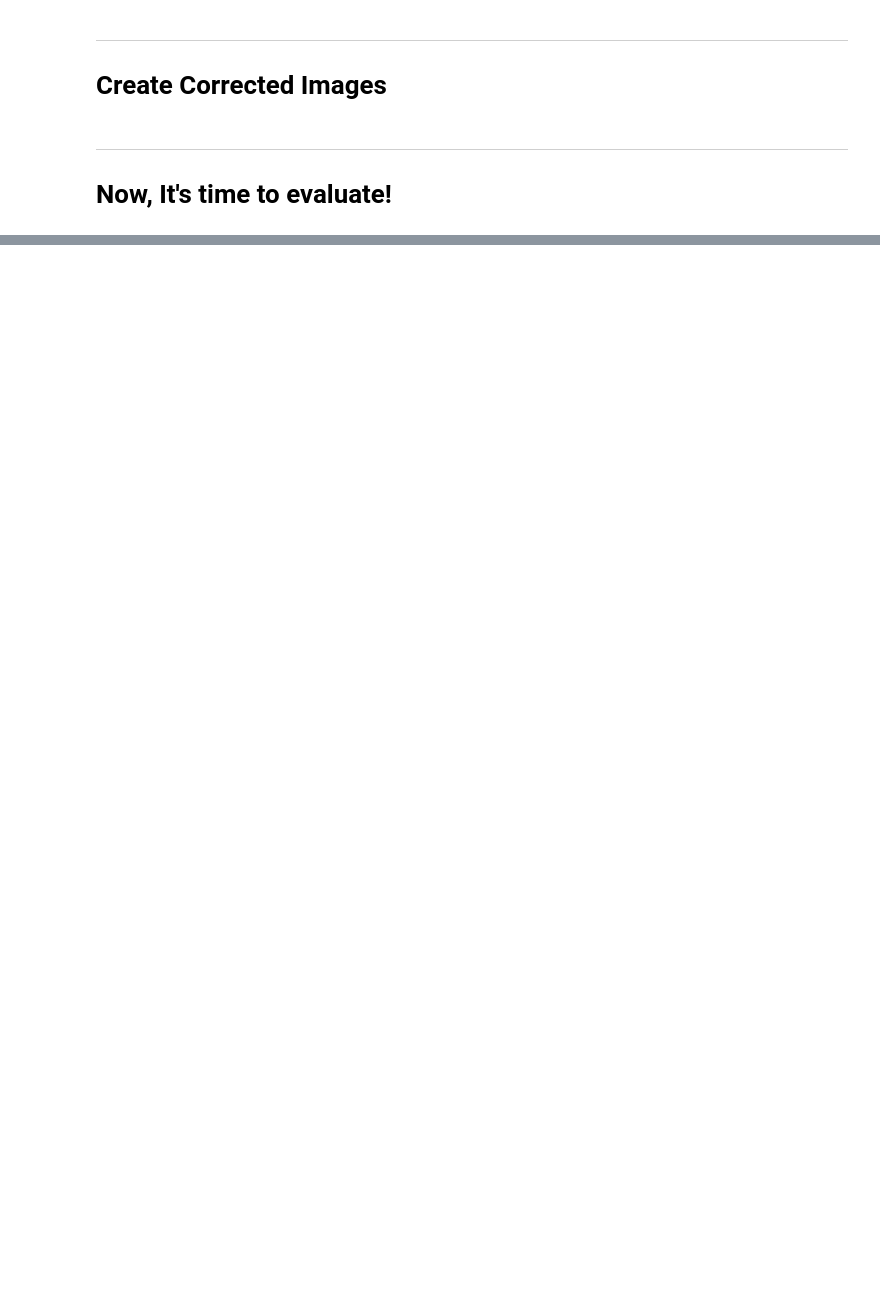
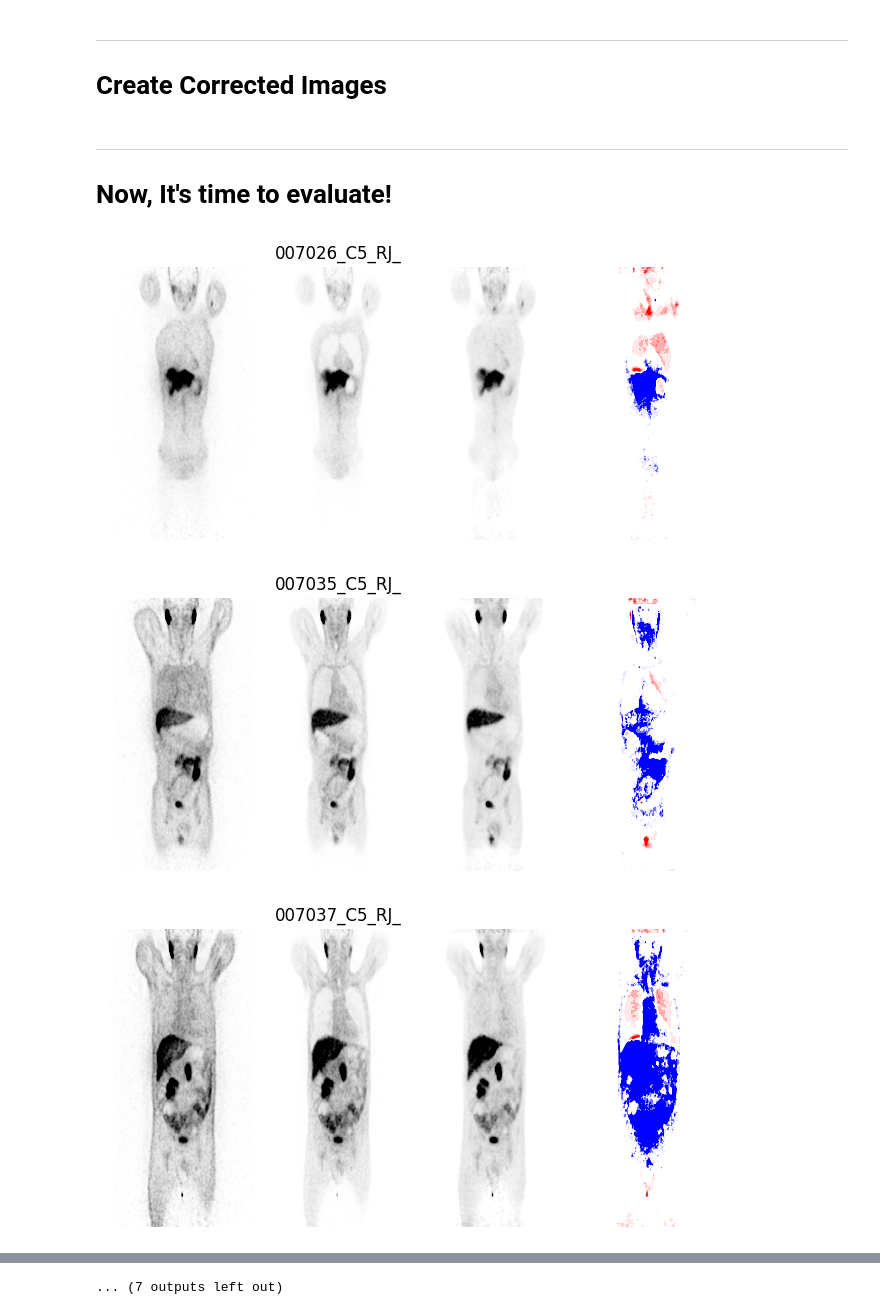
Before and after one commit to s-shahpouri/DL_PET, a Jupyter notebook: Inference_artifacts.ipynb, the cells around one changed output, grey strips where cells are left out. Cells and saved outputs as stored; diff of their text form; code cells hidden in the pictures; blank space fills up the shorter version.

```diff
--- a/Inference_artifacts.ipynb
+++ b/Inference_artifacts.ipynb
@@ -270,6 +303,7 @@ from vis import display_patient_coronal
 hint = "dl_final_3_29"
 hint = 'gamodel_3_18_onfdg'
 hint = 'dl4_23'
+# hint = 'comb_4_5_onfdg'
 nac_factor=2
 mac_factor=5
 
@@ -279,7 +313,7 @@ for file_info, name_pair in zip(test_files, test_name):
     target_path = file_info['target']
     patient_folder_name_image, _ = name_pair
 
-    dl_image_path = find_dl_image_path(artifact_output_dir, patient_folder_name_image, hint)
+    dl_image_path = find_dl_image_path(ga_output_dir, patient_folder_name_image, hint)
     if dl_image_path is None:
         print(f"No DL image found for {patient_folder_name_image}")
         continue
@@ -293,31 +327,36 @@ for file_info, name_pair in zip(test_files, test_name):
     dl_image = (nib.load(dl_image_path).get_fdata()) * mac_factor
     difference_image = (target - dl_image) / mac_factor
     # print(np.max(difference_image), np.min(difference_image))
     difference_image = np.clip(difference_image, -1, 1)
 
 
     n = 101
-    n = 90
+    n = 85
+
     # n = 85
     # n = 90
     # n = 108
     # n = 100
 
     display_patient_coronal(patient_folder_name_image, image, target, dl_image, difference_image, n, cmp ="gist_yarg")
     i +=1
     if i == 20:
         break
 
     # n = 117
     # n = 198
     # n = 74
     # n = 52
     # n = 62
     n = 48
     n = 97
     # display_patient_transverse(patient_folder_name_image, image, target, dl_image, difference_image, n, cmp ="gist_yarg")
     # # # i +=1
     # # # if i == 4:
     # # #     break
 
 # vmin=0, vmax=0.5, vmin=0, vmax=5
+# %% [output]
+[figure, added]
+[figure, added]
+[figure, added]
@@ -323,0 +372 @@ for file_info, name_pair in zip(test_files, test_name):
+... (7 outputs left out)
```
Also changed, not shown: parts of 9 cells of this notebook, 7 other files.
